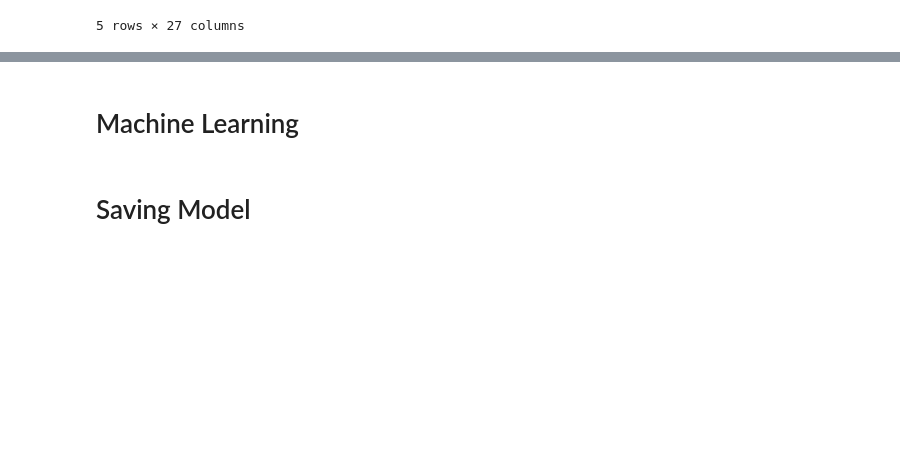
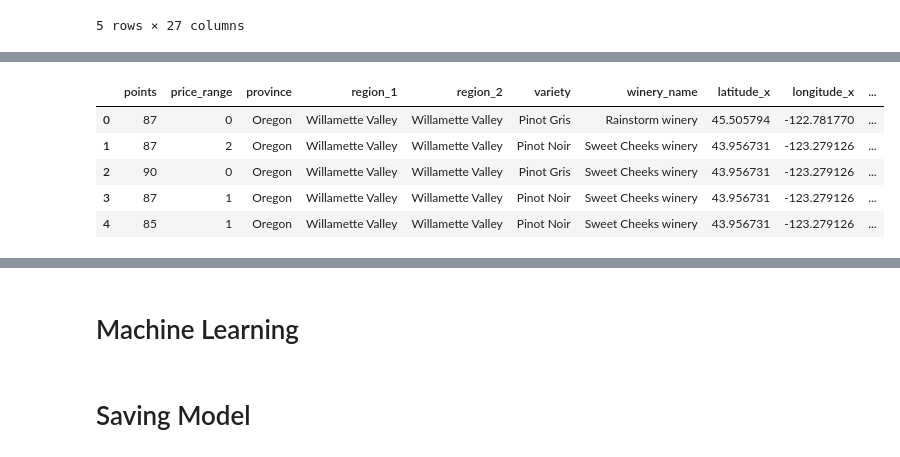
Before and after one commit to miatsivitse/Project-4, a Jupyter notebook: Model.ipynb, the cells around one changed output, grey strips where cells are left out. Drawn from its saved outputs; the diff is of its cells as text; code cells hidden in the pictures; blank space fills up the shorter version.

```diff
--- a/Model.ipynb
+++ b/Model.ipynb
@@ -37,0 +68,26 @@ data.head()
+# %%
+#create bins for price ranges
+def price_to_range(price):
+  if (price < 20):
+    return 0
+  elif (price >20) and (price <= 45):
+    return 1
+  if (price >45) and (price <= 80):
+    return 2
+  if (price >80) and (price <= 100):
+    return 3
+  if (price >140) and (price <= 300):
+    return 4
+  else:
+    return 5
+
+data["price"] = data["price"].apply(price_to_range)
+data = data.rename(columns={"price": "price_range"})
+data.head()
+# %% [output]
+|  | points | price_range | province | region_1 | region_2 | variety | winery_name | latitude_x | longitude_x | ... |
+| 0 | 87 | 0 | Oregon | Willamette Valley | Willamette Valley | Pinot Gris | Rainstorm winery | 45.505794 | -122.781770 | ... |
+| 1 | 87 | 2 | Oregon | Willamette Valley | Willamette Valley | Pinot Noir | Sweet Cheeks winery | 43.956731 | -123.279126 | ... |
+| 2 | 90 | 0 | Oregon | Willamette Valley | Willamette Valley | Pinot Gris | Sweet Cheeks winery | 43.956731 | -123.279126 | ... |
+| 3 | 87 | 1 | Oregon | Willamette Valley | Willamette Valley | Pinot Noir | Sweet Cheeks winery | 43.956731 | -123.279126 | ... |
+| 4 | 85 | 1 | Oregon | Willamette Valley | Willamette Valley | Pinot Noir | Sweet Cheeks winery | 43.956731 | -123.279126 | ... |
```
Also changed, not shown: parts of 7 cells of this notebook, 1 other file.
